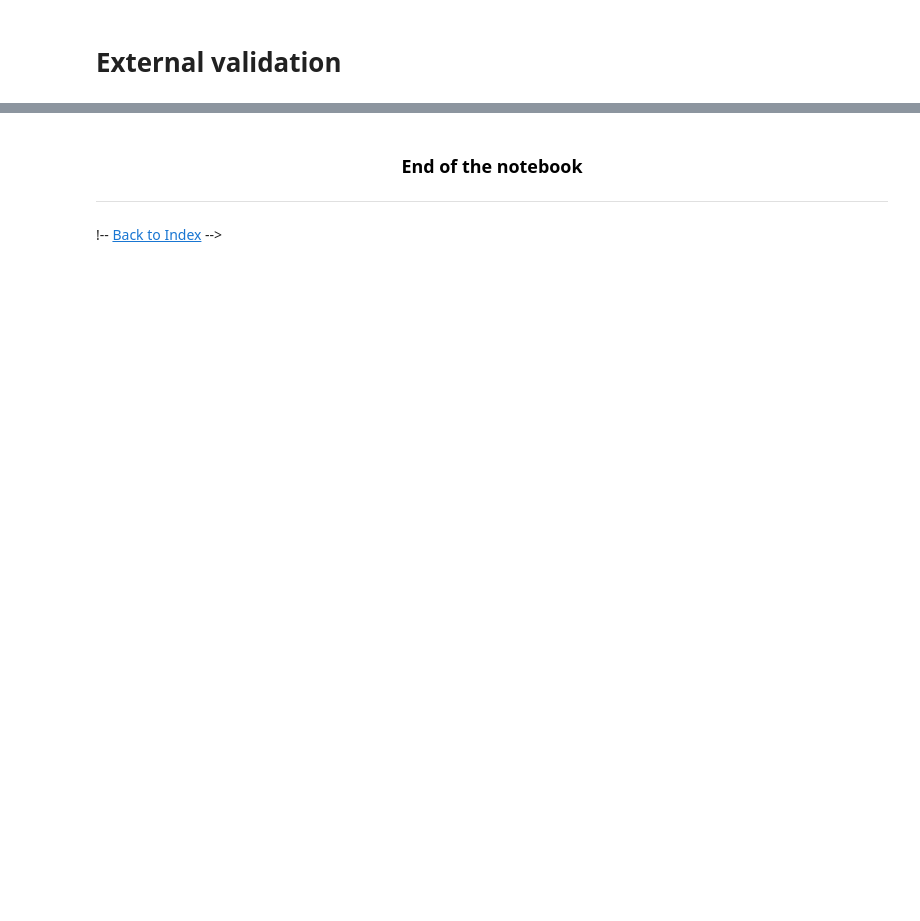
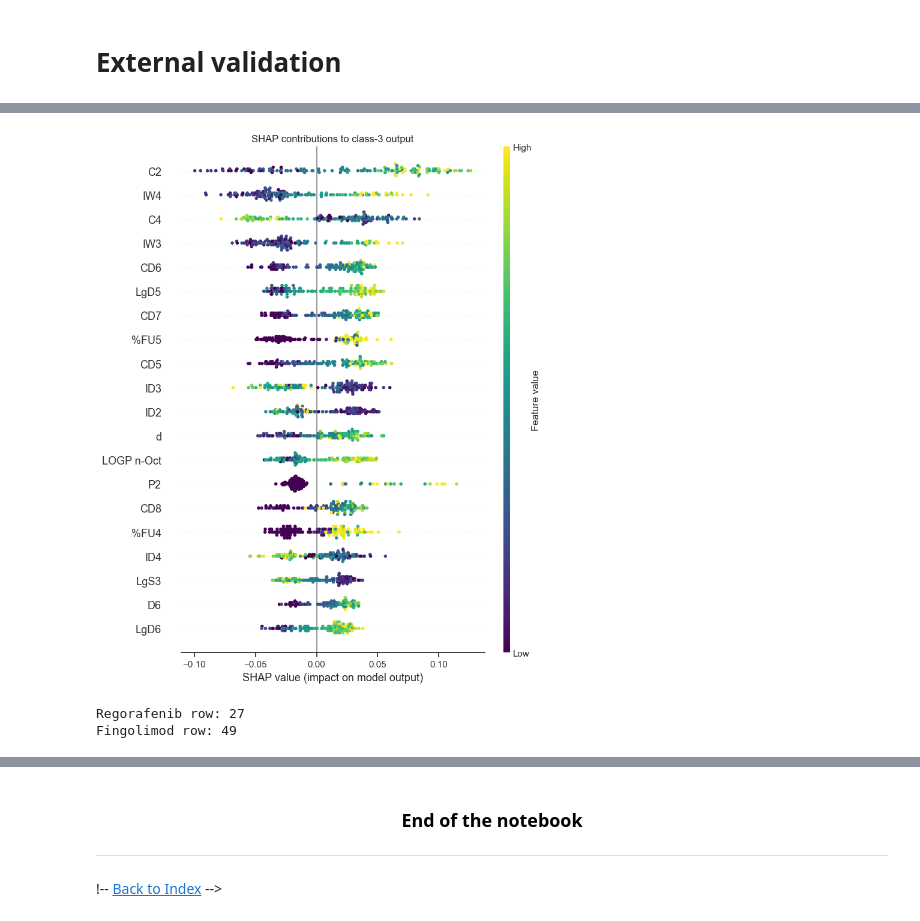
Before and after one commit to gbocci6y/dili-models, a Jupyter notebook: notebooks/dilirank2_tier0_predictions.ipynb, the cells around one changed output, grey strips where cells are left out. Cells and saved outputs as stored; diff of their text form; code cells hidden in the pictures; blank space fills up the shorter version.

```diff
--- a/notebooks/dilirank2_tier0_predictions.ipynb
+++ b/notebooks/dilirank2_tier0_predictions.ipynb
@@ -259,0 +371,47 @@ disp.plot()
+# %%
+# Keep only the top descriptors so that SHAP does not append the
+# "Sum of N other features" row at the bottom of the plot
+mean_abs_shap = np.abs(shap_class3).mean(axis=0)
+top_idx = np.argsort(mean_abs_shap)[::-1][:TOP_N_GLOBAL]
+top_names = [volsurf_cols[i] for i in top_idx]
+
+shap.summary_plot(
+    shap_class3[:, top_idx],
+    X_test_df.iloc[:, top_idx],
+    feature_names=top_names,
+    max_display=TOP_N_GLOBAL,
+    plot_type="dot",
+    cmap=plt.get_cmap(VALUE_CMAP),
+    show=False,
+)
+
+plt.title("SHAP contributions to class-3 output")
+plt.tight_layout()
+# %% [output]
+[figure, added]
+# %%
+def find_compound(name):
+    matches = np.flatnonzero(
+        test_set["Compound Name"]
+        .astype(str)
+        .str.contains(name, case=False, regex=False, na=False)
+        .to_numpy()
+    )
+
+    if len(matches) == 0:
+        raise ValueError(f"Could not find {name!r} in test_set.")
+
+    if len(matches) > 1:
+        print(f"Multiple matches for {name}; using the first.")
+
+    return int(matches[0])
+
+
+regorafenib_idx = find_compound("regorafenib")
+fingolimod_idx = find_compound("fingolimod")
+
+print("Regorafenib row:", regorafenib_idx)
+print("Fingolimod row:", fingolimod_idx)
+# %% [output]
+Regorafenib row: 27
+Fingolimod row: 49
```
Also changed, not shown: parts of 18 cells of this notebook.
